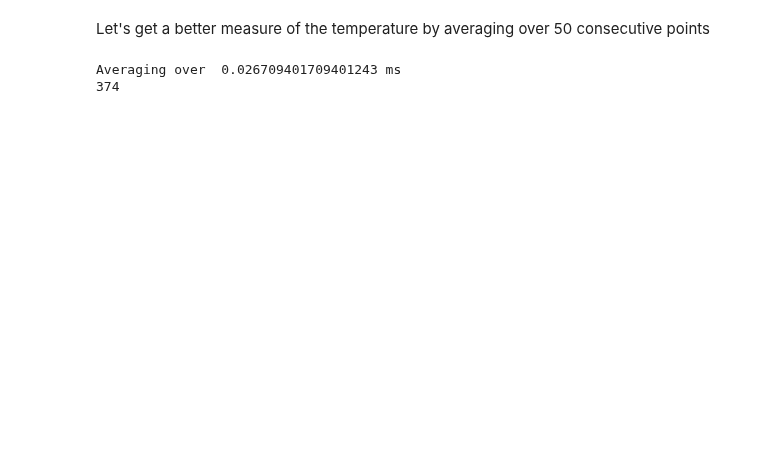
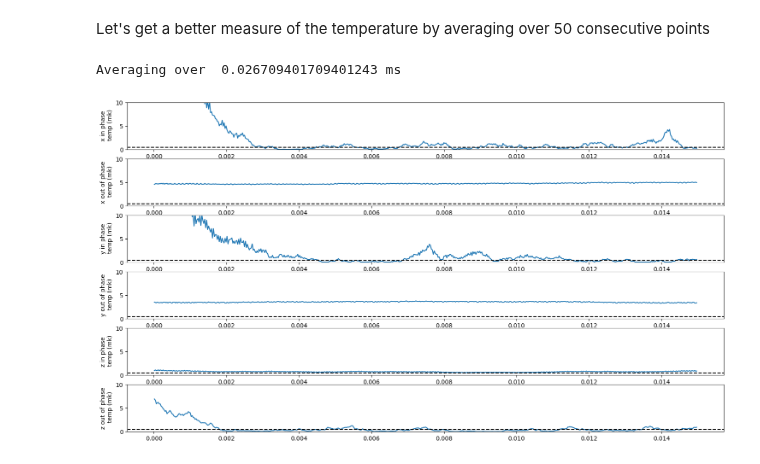
Before and after one commit to EmilLenler/PhD-Work, a Jupyter notebook: Two-Ion-Systems/Cooling2Ion.ipynb, the cells around one changed output. Saved outputs shown, nothing was run; the diff lists cells and outputs as text; code cells hidden in the pictures; blank space fills up the shorter version.

```diff
--- a/Two-Ion-Systems/Cooling2Ion.ipynb
+++ b/Two-Ion-Systems/Cooling2Ion.ipynb
@@ -673,17 +682,28 @@ def meanCalculator(numberOfPoints,array):
     result = []
     for j in range(int(np.floor(len(array)/numberOfPoints))):
         result.append(1/numberOfPoints*np.sum(array[j*numberOfPoints:(j+1)*numberOfPoints]))
-    return result
+    return np.array(result)
 
 
-for j in range(int(np.floor(len(ts)/intervalNumber))):
-    KZInMean = 1/intervalNumber * np.sum(KZIn[j*intervalNumber:(j+1)*intervalNumber])
-    KZOutMean = 1/intervalNumber * np.sum(KZIn[j*intervalNumber:(j+1)*intervalNumber])
-    KXInMean =
-    KXOutMean =
-    KYInMean =
-    KYOutmean =
-print(qrt)
+
+KZInMean = meanCalculator(intervalNumber,KZIn)
+KZOutMean = meanCalculator(intervalNumber,KZOut)
+KXInMean = meanCalculator(intervalNumber,KXIn)
+KXOutMean = meanCalculator(intervalNumber,KXOut)
+KYInMean = meanCalculator(intervalNumber,KYIn)
+KYOutMean = meanCalculator(intervalNumber,KYOut)
+tMean = meanCalculator(intervalNumber,ts)
 # %% [output]
 Averaging over  0.026709401709401243 ms
-374
+# %%
+fig,ax = plt.subplots(6,1,figsize = (18,10))
+energies = [KXInMean,KXOutMean,KYInMean,KYOutMean,KZInMean,KZOutMean]
+ylabels = ['x in phase\n temp (mk)','x out of phase\n temp (mk)','y in phase\n temp (mk)','y out of phase\n temp (mk)', 'z in phase\n temp (mk)','z out of phase\n temp (mk)']
+
+for axe,kMean,ylabel in zip(ax,energies,ylabels):
+    axe.plot(tMean,1e3*np.array(kMean)/kb*2)
+    axe.set_ylabel(ylabel)
+    axe.set_ylim(0,10)
+    axe.axhline(0.5,color = 'k', ls = '--')
+# %% [output]
+[figure, added]
```
Also changed, not shown: parts of 12 cells of this notebook, 6 other files.
